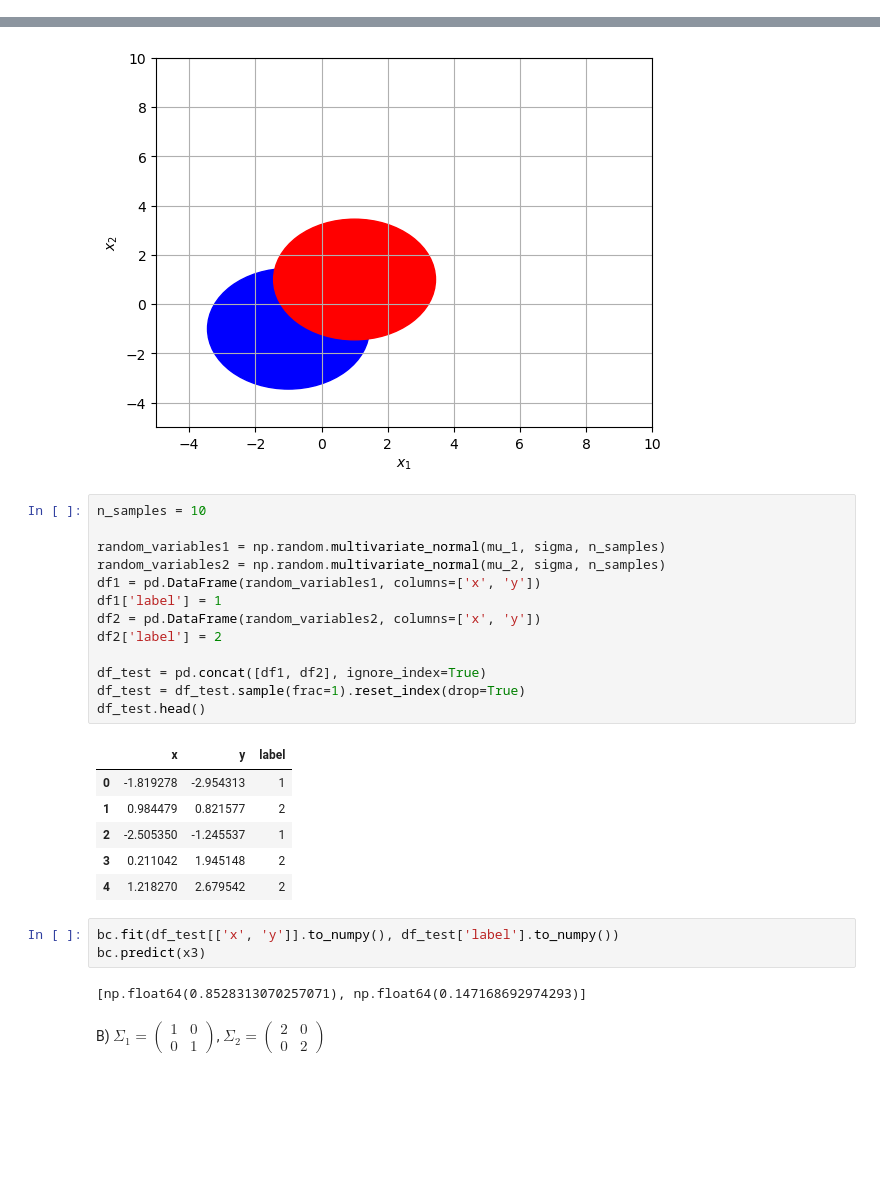
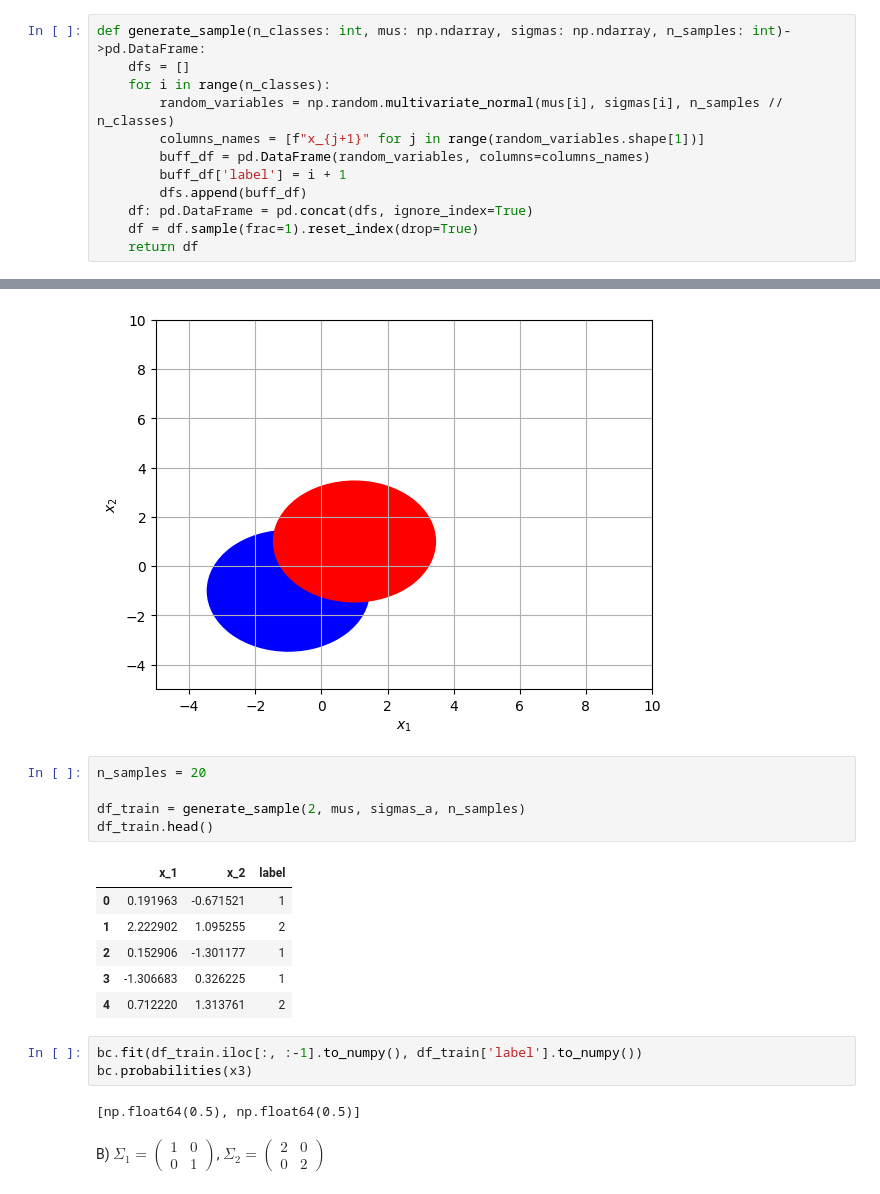
Before and after one commit to Klimentij-Kvl/famcs-archive, a Jupyter notebook: 3-year/Applied Theory of Statistical Solutions/lab3.ipynb, the cells around one changed output, grey strips where cells are left out. Saved outputs shown, nothing was run; the diff lists cells and outputs as text; blank space fills up the shorter version.

Commit message:
lab3: added classifier and sample generation

```diff
--- a/3-year/Applied Theory of Statistical Solutions/lab3.ipynb
+++ b/3-year/Applied Theory of Statistical Solutions/lab3.ipynb
@@ -77,6 +84,18 @@ def plot_ellipsoid(ax, mu: np.ndarray, sigma: np.ndarray, color: str, alpha=0.95
 
     ell = Ellipse(xy=mu.tolist(), width=width, height=height, angle=angle, color=color)
     ax.add_patch(ell)
+# %%
+def generate_sample(n_classes: int, mus: np.ndarray, sigmas: np.ndarray, n_samples: int)->pd.DataFrame:
+    dfs = []
+    for i in range(n_classes):
+        random_variables = np.random.multivariate_normal(mus[i], sigmas[i], n_samples // n_classes)
+        columns_names = [f"x_{j+1}" for j in range(random_variables.shape[1])]
+        buff_df = pd.DataFrame(random_variables, columns=columns_names)
+        buff_df['label'] = i + 1
+        dfs.append(buff_df)
+    df: pd.DataFrame = pd.concat(dfs, ignore_index=True)
+    df = df.sample(frac=1).reset_index(drop=True)
+    return df
 # %% [markdown]
 ### 1. All probability characteristics are known.
 # %% [markdown]
@@ -121,30 +140,22 @@ plt.show()
 # %% [output]
 [figure]
 # %%
-n_samples = 10
+n_samples = 20
 
-random_variables1 = np.random.multivariate_normal(mu_1, sigma, n_samples)
-random_variables2 = np.random.multivariate_normal(mu_2, sigma, n_samples)
-df1 = pd.DataFrame(random_variables1, columns=['x', 'y'])
-df1['label'] = 1
-df2 = pd.DataFrame(random_variables2, columns=['x', 'y'])
-df2['label'] = 2
-
-df_test = pd.concat([df1, df2], ignore_index=True)
-df_test = df_test.sample(frac=1).reset_index(drop=True)
-df_test.head()
+df_train = generate_sample(2, mus, sigmas_a, n_samples)
+df_train.head()
 # %% [output]
-|  | x | y | label |
-| 0 | -1.819278 | -2.954313 | 1 |
-| 1 | 0.984479 | 0.821577 | 2 |
-| 2 | -2.505350 | -1.245537 | 1 |
-| 3 | 0.211042 | 1.945148 | 2 |
-| 4 | 1.218270 | 2.679542 | 2 |
+|  | x_1 | x_2 | label |
+| 0 | 0.191963 | -0.671521 | 1 |
+| 1 | 2.222902 | 1.095255 | 2 |
+| 2 | 0.152906 | -1.301177 | 1 |
+| 3 | -1.306683 | 0.326225 | 1 |
+| 4 | 0.712220 | 1.313761 | 2 |
 # %%
-bc.fit(df_test[['x', 'y']].to_numpy(), df_test['label'].to_numpy())
-bc.predict(x3)
+bc.fit(df_train.iloc[:, :-1].to_numpy(), df_train['label'].to_numpy())
+bc.probabilities(x3)
 # %% [output]
-[np.float64(0.8528313070257071), np.float64(0.147168692974293)]
+[np.float64(0.5), np.float64(0.5)]
 # %% [markdown]
 B) $\Sigma_1 = \begin{pmatrix} 1 & 0 \\ 0 & 1 \end{pmatrix}$, $\Sigma_2 = \begin{pmatrix} 2 & 0 \\ 0 & 2 \end{pmatrix}$
 # %%
```
Also changed, not shown: parts of 13 cells of this notebook.
